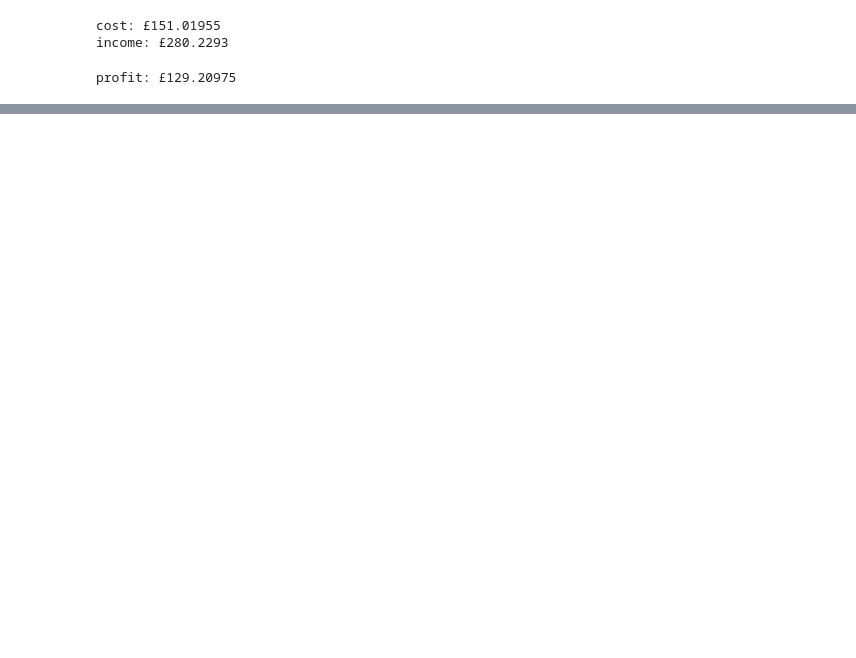
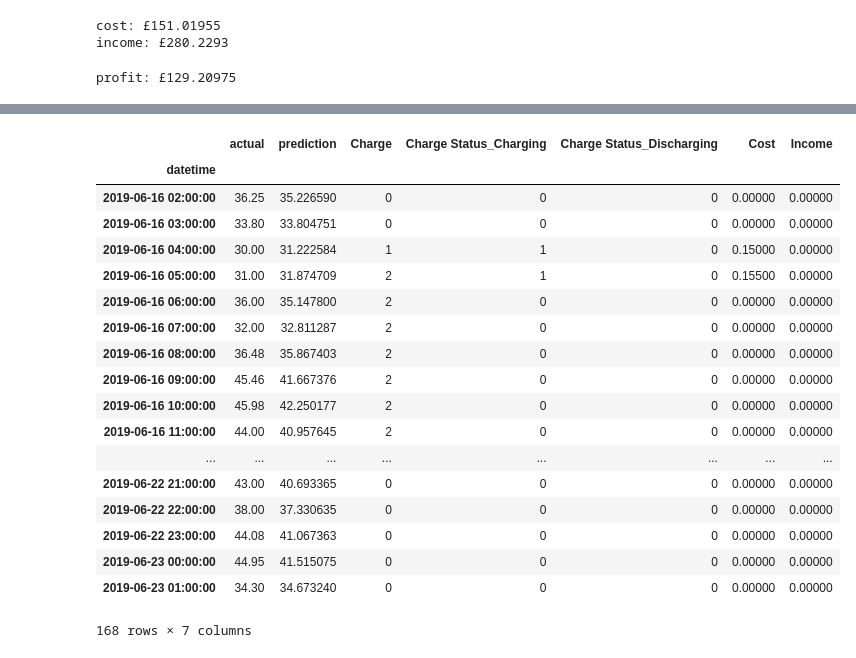
Before and after one commit to Carterbouley/ElectricityPricePrediction, a Jupyter notebook: Battery.ipynb, the cells around one changed output, grey strips where cells are left out. Cells and saved outputs as stored; diff of their text form; code cells hidden in the pictures; blank space fills up the shorter version.

```diff
--- a/Battery.ipynb
+++ b/Battery.ipynb
@@ -79,0 +105,22 @@ ROI * 100
+# %%
+vizualdf
+# %% [output]
+|  | actual | prediction | Charge | Charge Status_Charging | Charge Status_Discharging | Cost | Income |
+| datetime |  |  |  |  |  |  |  |
+| 2019-06-16 02:00:00 | 36.25 | 35.226590 | 0 | 0 | 0 | 0.00000 | 0.00000 |
+| 2019-06-16 03:00:00 | 33.80 | 33.804751 | 0 | 0 | 0 | 0.00000 | 0.00000 |
+| 2019-06-16 04:00:00 | 30.00 | 31.222584 | 1 | 1 | 0 | 0.15000 | 0.00000 |
+| 2019-06-16 05:00:00 | 31.00 | 31.874709 | 2 | 1 | 0 | 0.15500 | 0.00000 |
+| 2019-06-16 06:00:00 | 36.00 | 35.147800 | 2 | 0 | 0 | 0.00000 | 0.00000 |
+| 2019-06-16 07:00:00 | 32.00 | 32.811287 | 2 | 0 | 0 | 0.00000 | 0.00000 |
+| 2019-06-16 08:00:00 | 36.48 | 35.867403 | 2 | 0 | 0 | 0.00000 | 0.00000 |
+| 2019-06-16 09:00:00 | 45.46 | 41.667376 | 2 | 0 | 0 | 0.00000 | 0.00000 |
+| 2019-06-16 10:00:00 | 45.98 | 42.250177 | 2 | 0 | 0 | 0.00000 | 0.00000 |
+| 2019-06-16 11:00:00 | 44.00 | 40.957645 | 2 | 0 | 0 | 0.00000 | 0.00000 |
+| ... | ... | ... | ... | ... | ... | ... | ... |
+| 2019-06-22 21:00:00 | 43.00 | 40.693365 | 0 | 0 | 0 | 0.00000 | 0.00000 |
+| 2019-06-22 22:00:00 | 38.00 | 37.330635 | 0 | 0 | 0 | 0.00000 | 0.00000 |
+| 2019-06-22 23:00:00 | 44.08 | 41.067363 | 0 | 0 | 0 | 0.00000 | 0.00000 |
+| 2019-06-23 00:00:00 | 44.95 | 41.515075 | 0 | 0 | 0 | 0.00000 | 0.00000 |
+| 2019-06-23 01:00:00 | 34.30 | 34.673240 | 0 | 0 | 0 | 0.00000 | 0.00000 |
+168 rows × 7 columns
```
Also changed, not shown: parts of 16 cells of this notebook.
